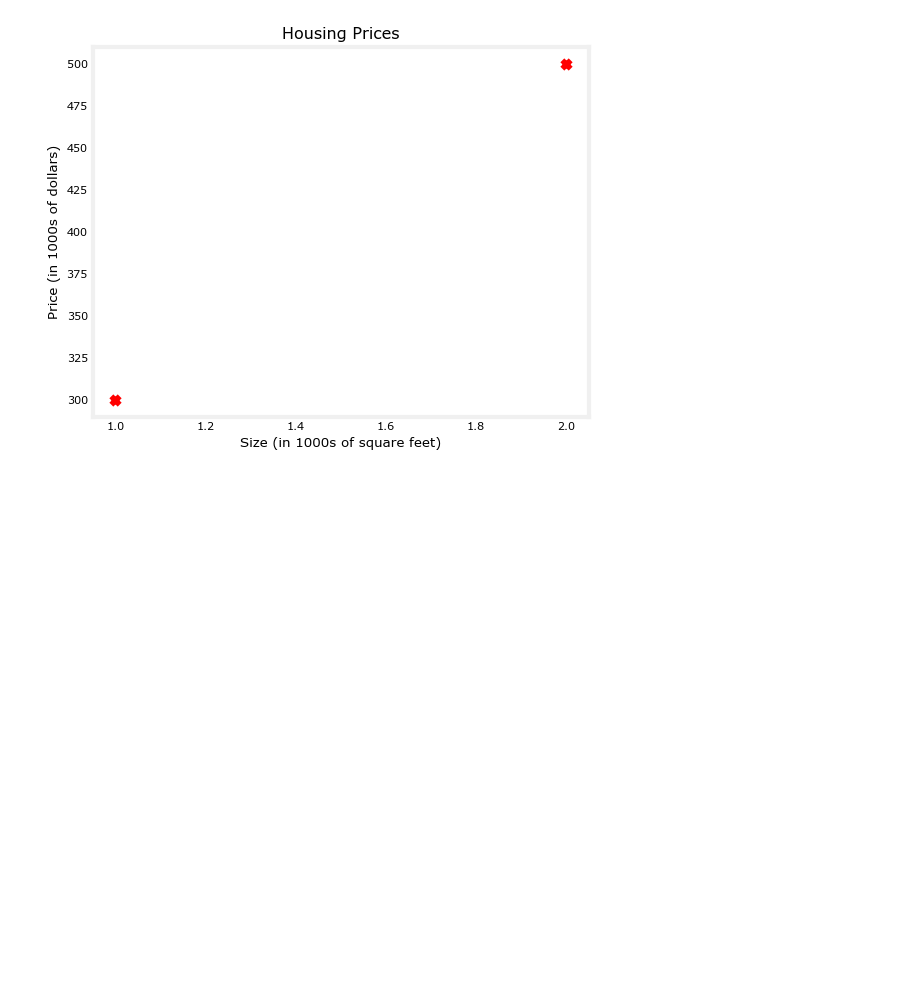
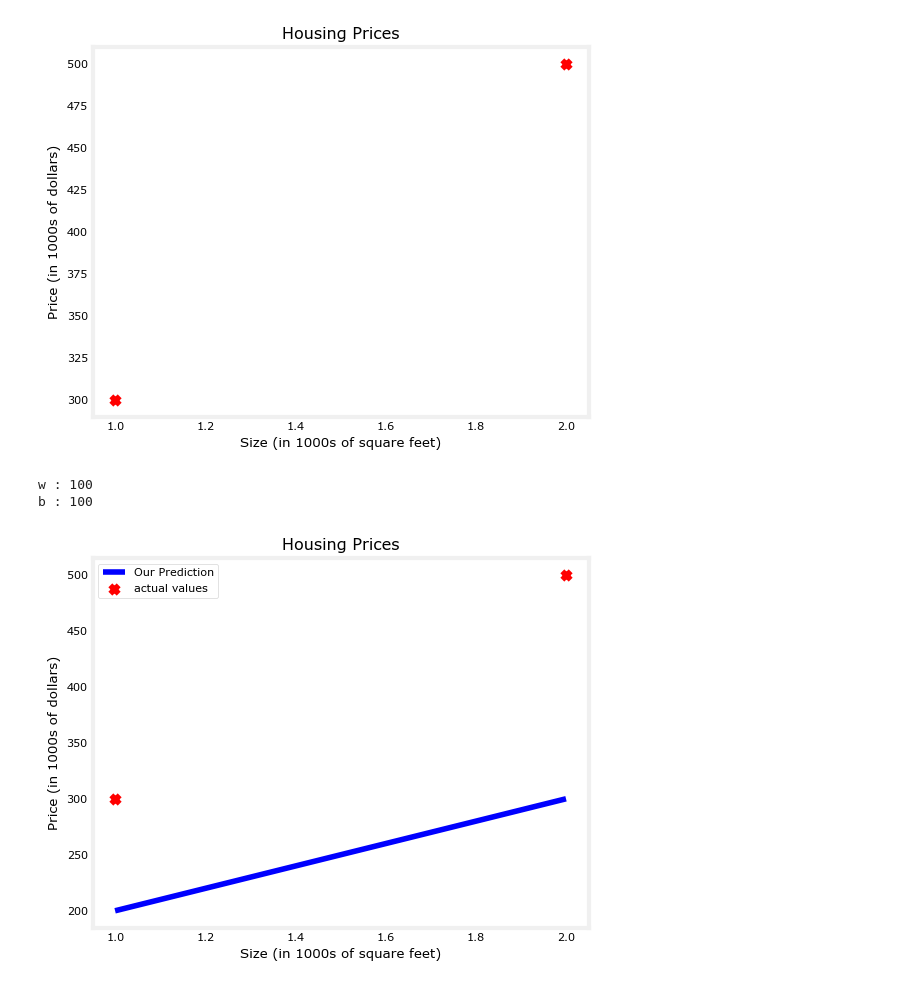
Before and after one commit to Aeircee/machine-learning, a Jupyter notebook: C1-Supervised-ML/01-Python-and-Jupyter-Notebooks/C1_W1_Lab02_Model_Representation_Soln.ipynb, the cells around one changed output. Drawn from its saved outputs; the diff is of its cells as text; code cells hidden in the pictures; blank space fills up the shorter version.

```diff
--- a/C1-Supervised-ML/01-Python-and-Jupyter-Notebooks/C1_W1_Lab02_Model_Representation_Soln.ipynb
+++ b/C1-Supervised-ML/01-Python-and-Jupyter-Notebooks/C1_W1_Lab02_Model_Representation_Soln.ipynb
@@ -44,3 +44,45 @@ plt.xlabel("Size (in 1000s of square feet)")
 plt.show()
 # %% [output]
 [figure]
+# %%
+w = 100
+b = 100
+print(f"w : {w}")
+print(f"b : {b}")
+# %% [output]
+w : 100
+b : 100
+# %%
+def compute_model_output(x, w, b):
+    """
+    Computes the output of a linear model y = wx + b
+
+    Args:
+        x (ndarray): Input data, shape (m,)
+        w (scalar): Weight parameter
+        b (scalar): Bias parameter
+
+    Returns:
+        y (ndarray): Output of the model, shape (m,)
+    """
+    m = x.shape[0] # number of training examples
+    f_wb = np.zeros(m) # initialize the model output to zeros
+    for i in range(m):
+        f_wb[i] = w * x[i] + b # compute the model output for each example
+    return f_wb
+# %%
+tmp_f_wb = compute_model_output(x_train, w, b)
+# Plot our model prediction
+plt.plot(x_train, tmp_f_wb, c='b', label='Our Prediction')
+# Plot the data points
+plt.scatter(x_train, y_train, marker='x', c='r', label='actual values')
+# set the title
+plt.title("Housing Prices")
+# set the y axis label
+plt.ylabel("Price (in 1000s of dollars)")
+# set the x axis label
+plt.xlabel("Size (in 1000s of square feet)")
+plt.legend()
+plt.show()
+# %% [output]
+[figure, added]
```
